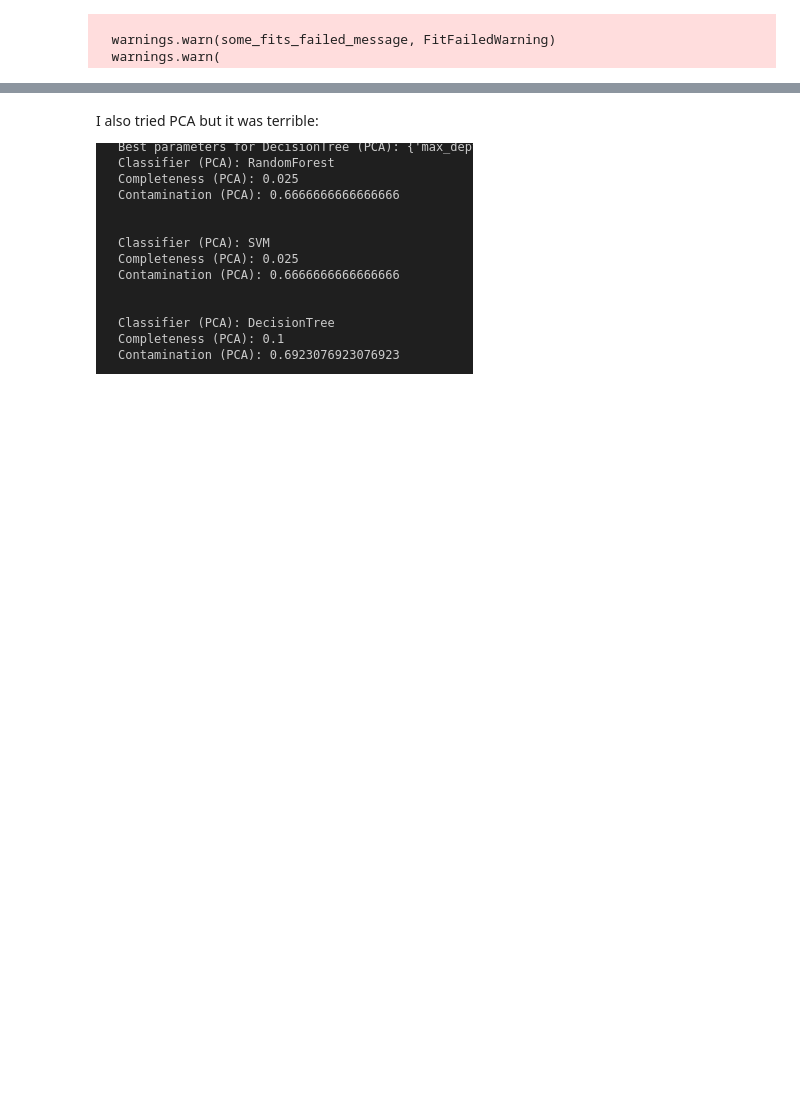
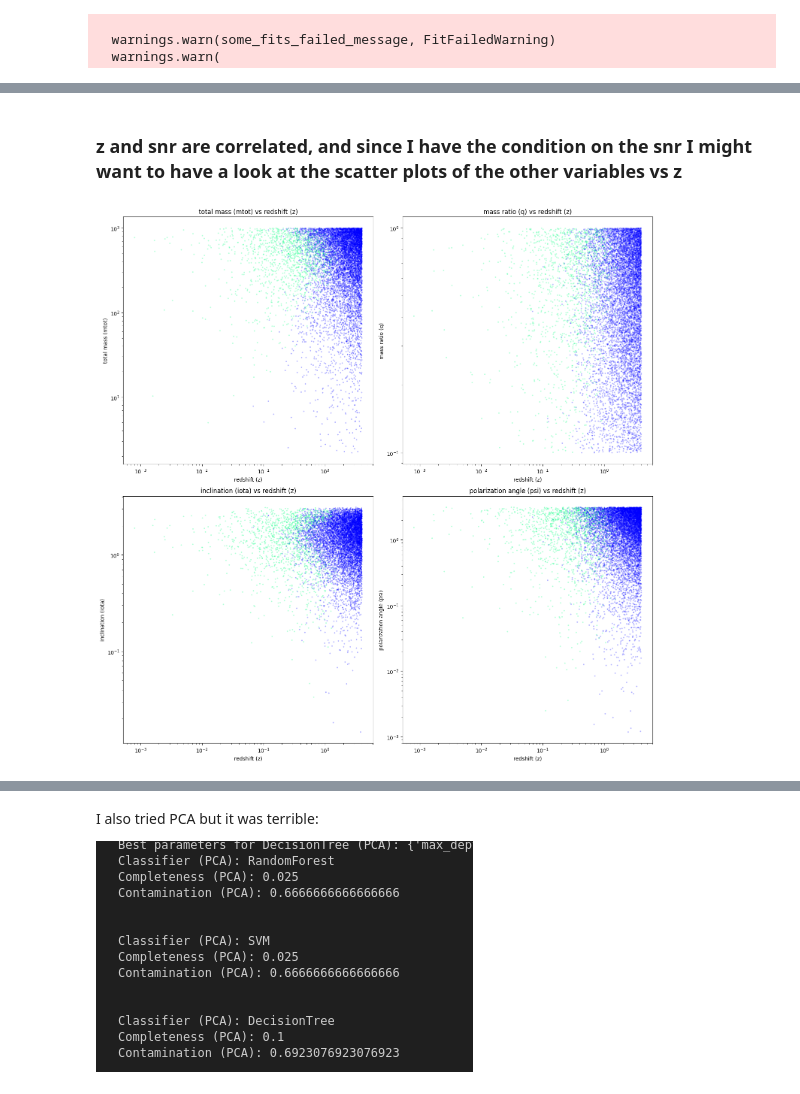
Before and after one commit to malvibellotti/astrostatistics_bicocca_2024, a Jupyter notebook: working/lecture_20_GW.ipynb, the cells around one changed output, grey strips where cells are left out. Saved outputs shown, nothing was run; the diff lists cells and outputs as text; code cells hidden in the pictures; blank space fills up the shorter version.

```diff
--- a/working/lecture_20_GW.ipynb
+++ b/working/lecture_20_GW.ipynb
@@ -676,0 +506,24 @@ Best contamination: 0.2
+# %% [markdown]
+### z and snr are correlated, and since I have the condition on the snr I might want to have a look at the scatter plots of the other variables vs z
+# %%
+# Variables to plot
+variables = [mtot, q, iota, psi]
+titles = ['total mass (mtot)', 'mass ratio (q)', 'inclination (iota)', 'polarization angle (psi)']
+
+fig, axes = plt.subplots(nrows=2, ncols=2, figsize=(15, 15))
+axes = axes.flatten()
+
+for i, (var, title) in enumerate(zip(variables, titles)):
+    ax = axes[i]
+    scatter = ax.scatter(z, var, c=det, alpha=0.2, s=3, cmap='winter')
+    ax.set_xlabel('redshift (z)')
+    ax.set_ylabel(title)
+    ax.set_title(f'{title} vs redshift (z)')
+    ax.set_yscale('log')
+    ax.set_xscale('log')
+
+
+plt.tight_layout()
+plt.show()
+# %% [output]
+[figure, added]
```
Also changed, not shown: parts of 20 cells of this notebook.
